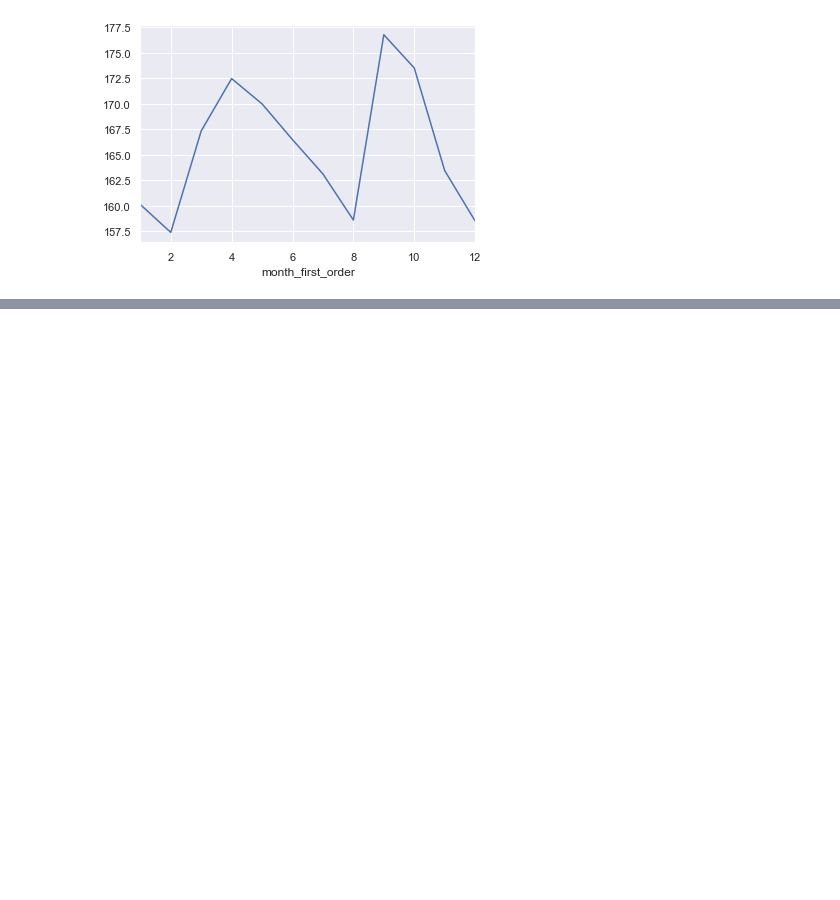
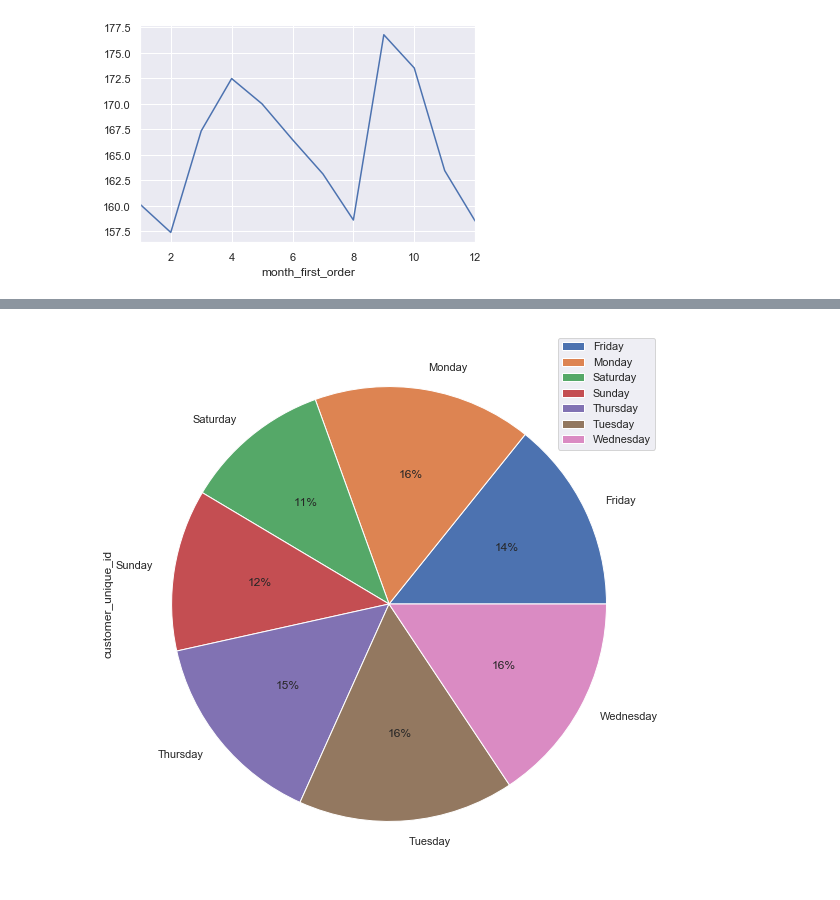
Before and after one commit to rachelleperez/Olist, a Jupyter notebook: Olist_Notebook.ipynb, the cells around one changed output, grey strips where cells are left out. Saved outputs shown, nothing was run; the diff lists cells and outputs as text; code cells hidden in the pictures; blank space fills up the shorter version.

```diff
--- a/Olist_Notebook.ipynb
+++ b/Olist_Notebook.ipynb
@@ -353,0 +415,5 @@ df.groupby('month_first_order').mean().total_paid_first_6_months.plot()
+# %%
+dfs = pd.DataFrame(new_customers_by_day_of_the_week)
+plot = dfs.plot.pie(subplots = True, figsize=(10, 10), autopct='%1.0f%%')
+# %% [output]
+[figure, added]
```
Also changed, not shown: parts of 22 cells of this notebook, 2 other files.
